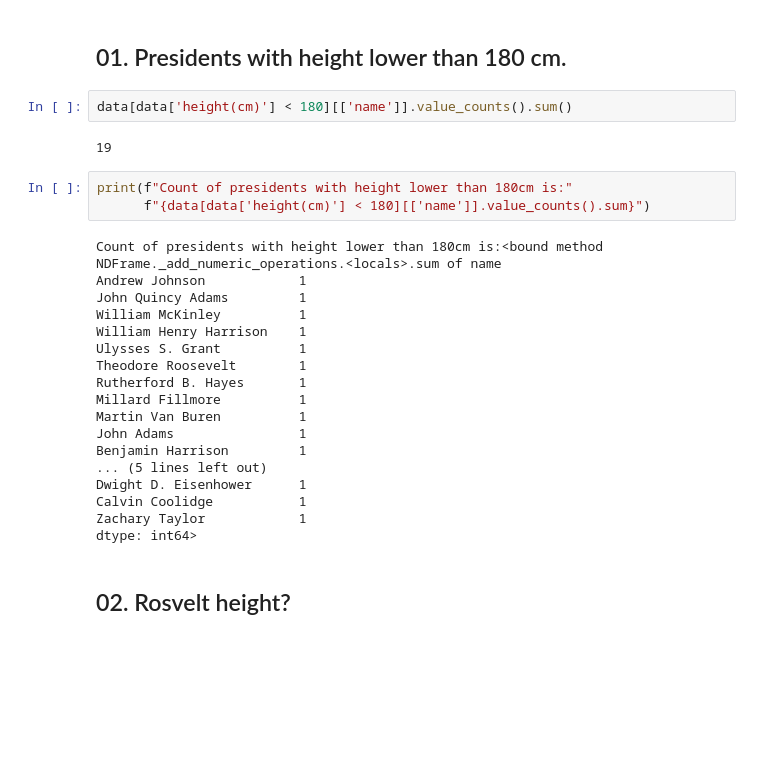
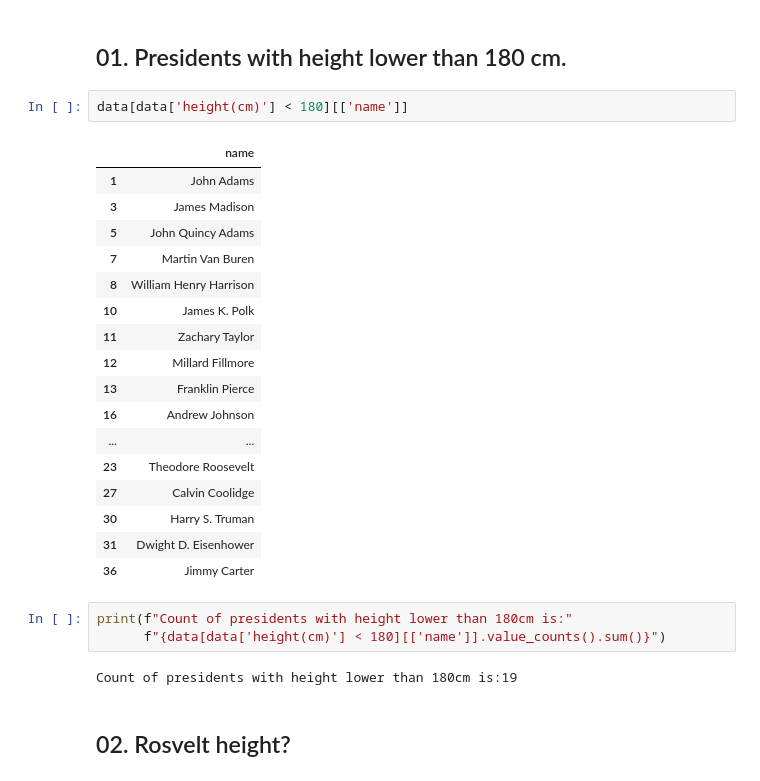
Before and after one commit to afsharino/B.SC-Students, a Jupyter notebook: 08. Data Mining/US Presidents/src/US_presidents.ipynb, the cells around one changed output. Saved outputs shown, nothing was run; the diff lists cells and outputs as text; blank space fills up the shorter version.

Commit message:
update question 01 in Us presidents notebook

```diff
--- a/08. Data Mining/US Presidents/src/US_presidents.ipynb
+++ b/08. Data Mining/US Presidents/src/US_presidents.ipynb
@@ -65,30 +65,30 @@ data.describe()
 # %% [markdown]
 ## 01. Presidents with height lower than 180 cm.
 # %%
-data[data['height(cm)'] < 180][['name']].value_counts().sum()
+data[data['height(cm)'] < 180][['name']]
 # %% [output]
-19
+|  | name |
+| 1 | John Adams |
+| 3 | James Madison |
+| 5 | John Quincy Adams |
+| 7 | Martin Van Buren |
+| 8 | William Henry Harrison |
+| 10 | James K. Polk |
+| 11 | Zachary Taylor |
+| 12 | Millard Fillmore |
+| 13 | Franklin Pierce |
+| 16 | Andrew Johnson |
+| ... | ... |
+| 23 | Theodore Roosevelt |
+| 27 | Calvin Coolidge |
+| 30 | Harry S. Truman |
+| 31 | Dwight D. Eisenhower |
+| 36 | Jimmy Carter |
-# %%
-print(f"Count of presidents with height lower than 180cm is:"
-      f"{data[data['height(cm)'] < 180][['name']].value_counts().sum}")
-# %% [output]
-Count of presidents with height lower than 180cm is:<bound method NDFrame._add_numeric_operations.<locals>.sum of name
-Andrew Johnson            1
-John Quincy Adams         1
-William McKinley          1
-William Henry Harrison    1
-Ulysses S. Grant          1
-Theodore Roosevelt        1
-Rutherford B. Hayes       1
-Millard Fillmore          1
-Martin Van Buren          1
-John Adams                1
-Benjamin Harrison         1
-... (5 lines left out)
-Dwight D. Eisenhower      1
-Calvin Coolidge           1
-Zachary Taylor            1
-dtype: int64>
+# %%
+print(f"Count of presidents with height lower than 180cm is:"
+      f"{data[data['height(cm)'] < 180][['name']].value_counts().sum()}")
+# %% [output]
+Count of presidents with height lower than 180cm is:19
 # %% [markdown]
 ## 02. Rosvelt height?
 # %%
```
